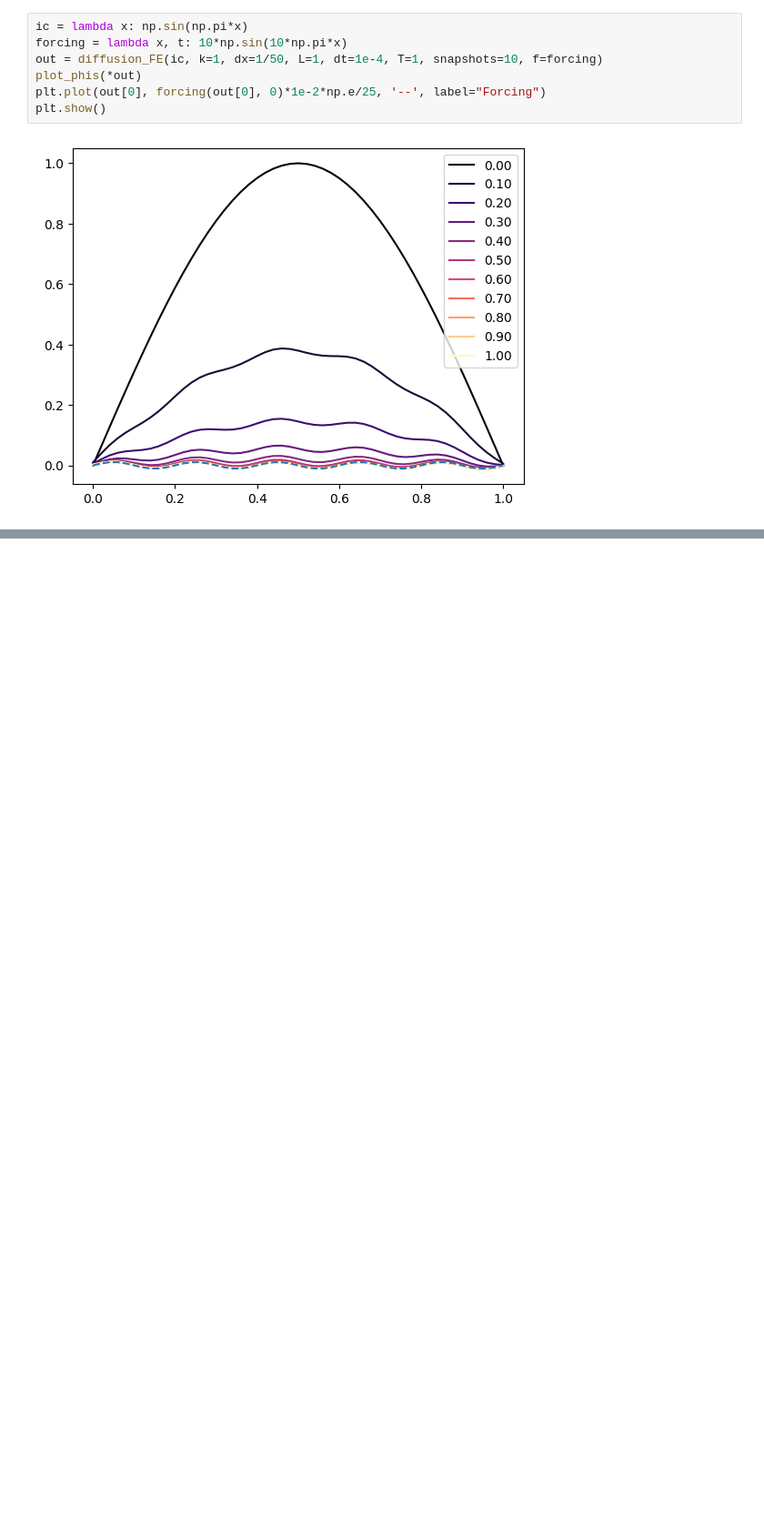
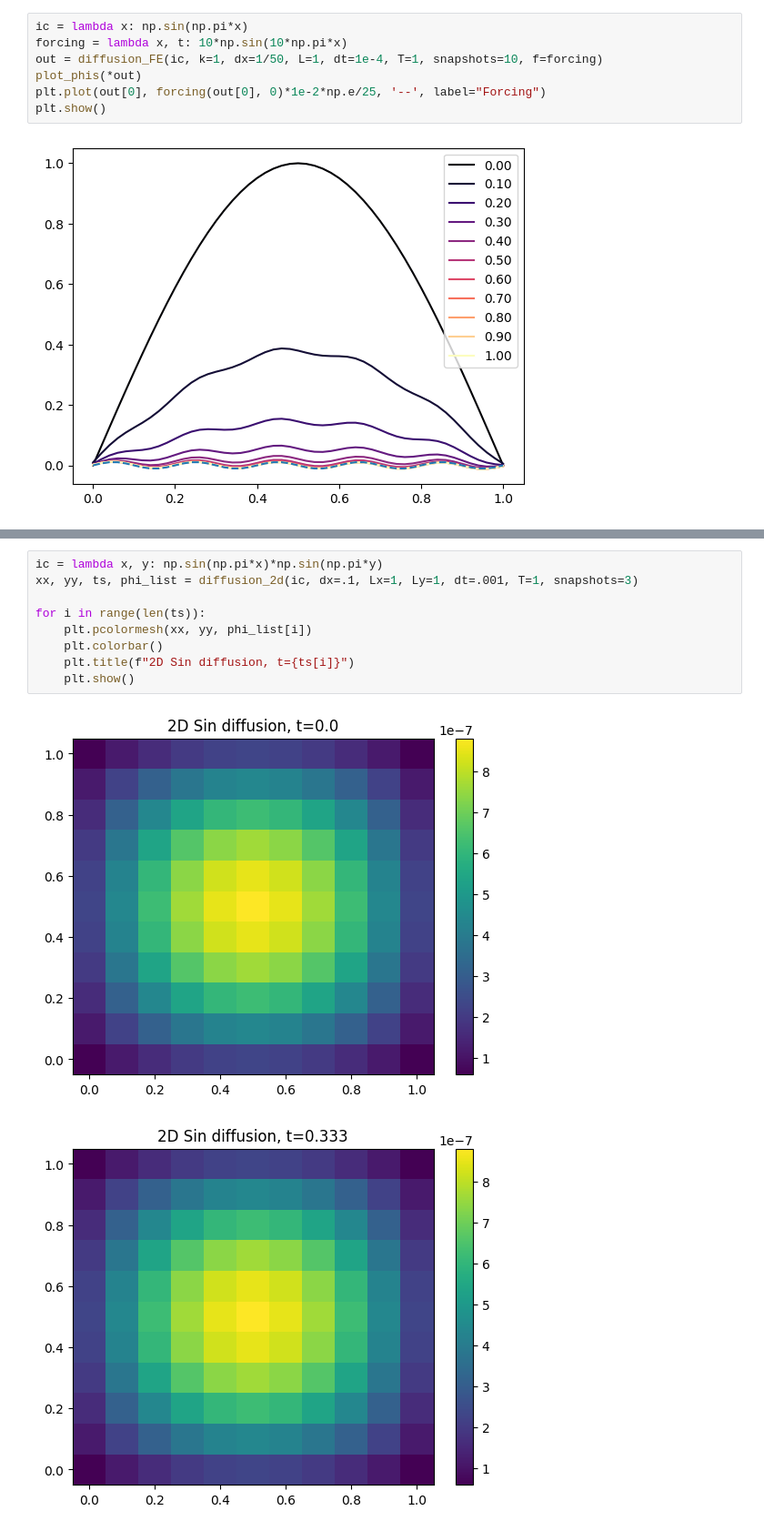
Before and after one commit to tristanpang/numerical-methods-notes, a Jupyter notebook: tutorial sols/ps3.ipynb, the cells around one changed output, grey strips where cells are left out. Shown at 91% size. Cells and saved outputs as stored; diff of their text form; blank space fills up the shorter version.

```diff
--- a/tutorial sols/ps3.ipynb
+++ b/tutorial sols/ps3.ipynb
@@ -159,0 +272,12 @@ plt.show()
+# %%
+ic = lambda x, y: np.sin(np.pi*x)*np.sin(np.pi*y)
+xx, yy, ts, phi_list = diffusion_2d(ic, dx=.1, Lx=1, Ly=1, dt=.001, T=1, snapshots=3)
+
+for i in range(len(ts)):
+    plt.pcolormesh(xx, yy, phi_list[i])
+    plt.colorbar()
+    plt.title(f"2D Sin diffusion, t={ts[i]}")
+    plt.show()
+# %% [output]
+[figure, added]
+[figure, added]
```
Also changed, not shown: parts of 8 cells of this notebook.
